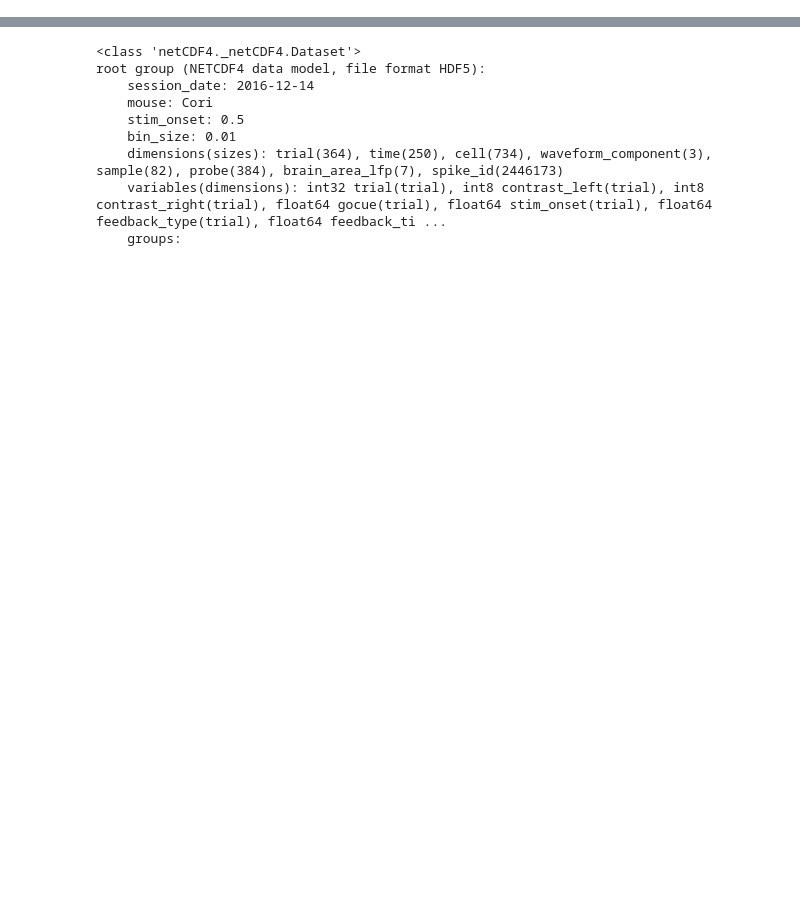
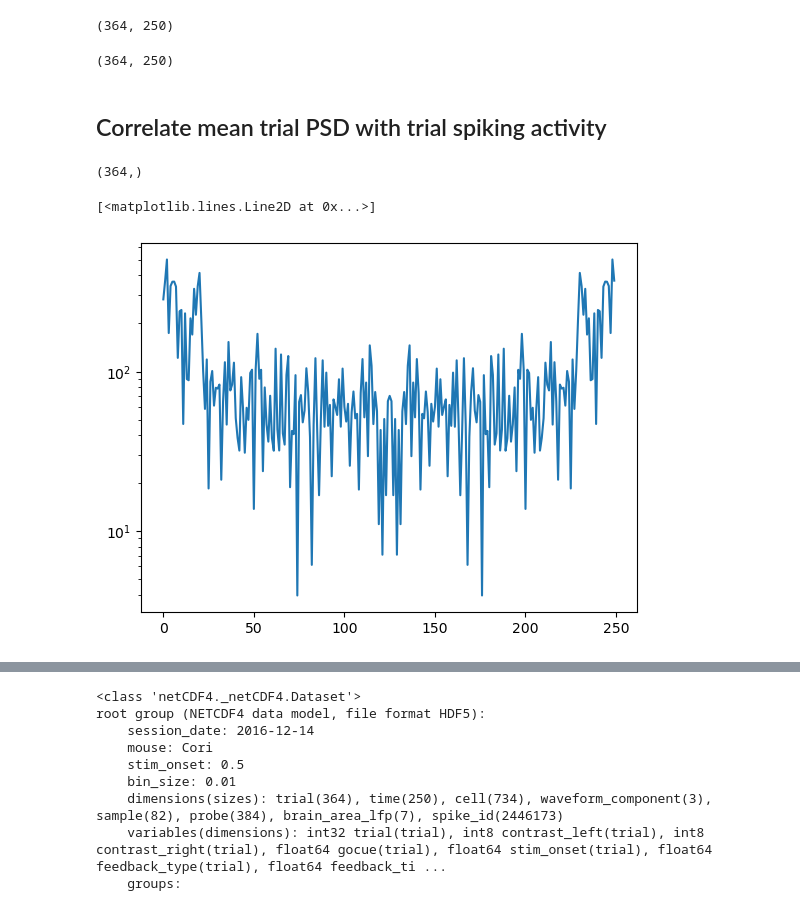
Before and after one commit to moritz-gerster/Hackathon2023, a Jupyter notebook: notebooks/playaround_steinmetz.ipynb, the cells around one changed output, grey strips where cells are left out. Saved outputs shown, nothing was run; the diff lists cells and outputs as text; code cells hidden in the pictures; blank space fills up the shorter version.

```diff
--- a/notebooks/playaround_steinmetz.ipynb
+++ b/notebooks/playaround_steinmetz.ipynb
@@ -8,4 +11,10 @@ import os
 # %%
 # create path for sourcedata steinmetz using pathlib
-data_path = os.path.join(Path(os.getcwd()).parent, "sourcedata", "steinmetz_2016-12-14_Cori.nc")
+source_path = Path(os.getcwd()).parent / "sourcedata"
+data_path = os.path.join(source_path, "steinmetz_2016-12-14_Cori.nc")
 data = nc.Dataset(data_path)
+# %%
+brain_area = "MOs"
+brain_area_lfp_idx = np.where(data.variables["brain_area_lfp"][:] == brain_area)[0][0]
+area_lfp = data.variables["lfp"][brain_area_lfp_idx].data
+area_lfp
@@ -11,0 +44,28 @@ data = nc.Dataset(data_path)
+# %%
+spiking_activity.shape
+# %% [output]
+(364, 250)
+# %%
+area_lfp.shape[1]
+# %% [output]
+(364, 250)
+# %% [markdown]
+## Correlate mean trial PSD with trial spiking activity
+# %%
+freqs, pwr = sig.welch(area_lfp, fs=1000, nperseg=area_lfp.shape[1])
+freqs, pwr = sig.welch(area_lfp, fs=1000)
+
+mean_psd = np.mean(pwr, axis=1)
+mean_psd.shape
+
+mean_spiking_activity = np.sum(spiking_activity, axis=1)
+mean_spiking_activity.shape
+# %% [output]
+(364,)
+# %%
+fft = scipy.fft.fft(area_lfp[0])
+# %%
+plt.semilogy(np.abs(fft))
+# %% [output]
+[<matplotlib.lines.Line2D at 0x...>]
+[figure, added]
```
Also changed, not shown: parts of 25 cells of this notebook, 1 other file.
